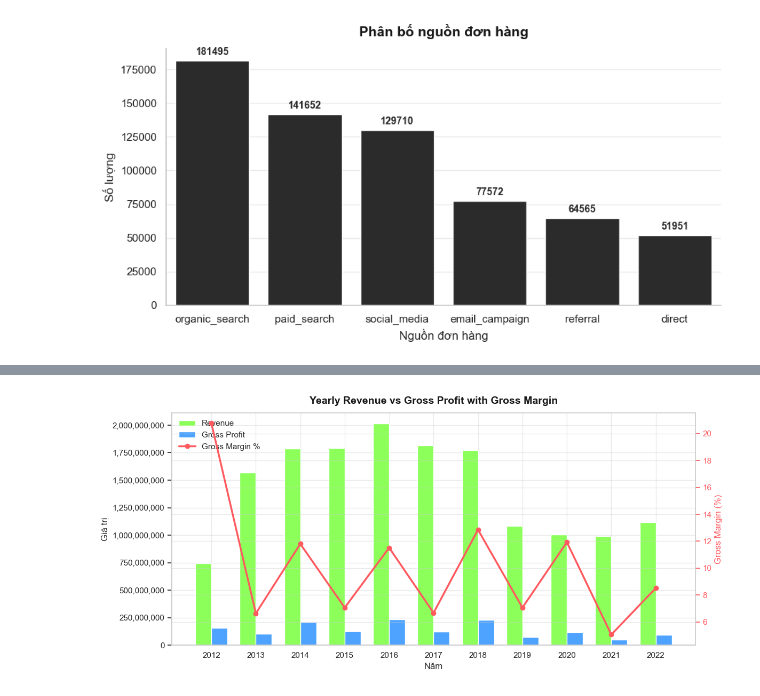
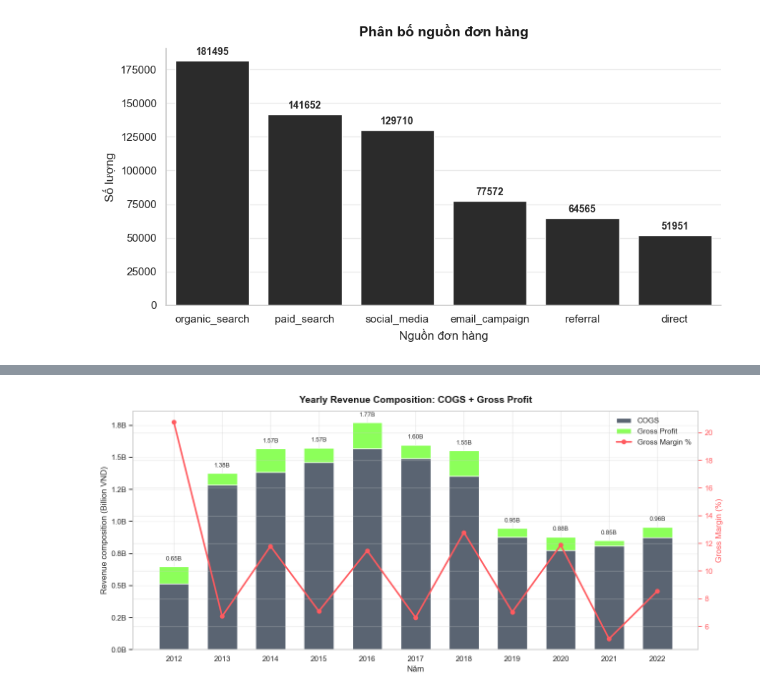
Before and after one commit to nguyen-lam-phuong-thao/datathon-2026-F.E.N.S, a Jupyter notebook: notebooks/Phan_2_EDA.ipynb, the cells around one changed output, grey strips where cells are left out. Cells and saved outputs as stored; diff of their text form; code cells hidden in the pictures.

```diff
--- a/notebooks/Phan_2_EDA.ipynb
+++ b/notebooks/Phan_2_EDA.ipynb
@@ -577,72 +1140,68 @@ Biểu đồ này đối chiếu Revenue, Gross Profit và Gross Margin ở cấ
 # %%
 year_positions = np.arange(len(yearly_business))
-bar_width = 0.36
 
-fig, ax1 = plt.subplots(figsize=(12, 5.5))
+fig, ax1 = plt.subplots(figsize=(13, 6))
 ax1.bar(
-    year_positions - bar_width / 2,
-    yearly_business["revenue"],
-    width=bar_width,
-    color=PALETTE["green"],
-    label="Revenue",
+    year_positions,
+    yearly_business['cogs'],
+    color=PALETTE['base_bar'],
+    width=0.62,
+    label='COGS',
 )
 ax1.bar(
-    year_positions + bar_width / 2,
-    yearly_business["gross_profit"],
-    width=bar_width,
-    color=PALETTE["info_blue"],
-    label="Gross Profit",
+    year_positions,
+    yearly_business['gross_profit'],
+    bottom=yearly_business['cogs'],
+    color=PALETTE['green'],
+    width=0.62,
+    label='Gross Profit',
 )
-clean_axis(ax1, xlabel="Năm", ylabel="Giá trị", title="Yearly Revenue vs Gross Profit with Gross Margin")
-ax1.yaxis.set_major_formatter(mticker.StrMethodFormatter("{x:,.0f}"))
+
+clean_axis(ax1, xlabel='Năm', ylabel='Revenue composition (Billion VND)', title='Yearly Revenue Composition: COGS + Gross Profit')
+ax1.yaxis.set_major_formatter(mticker.FuncFormatter(axis_billions))
 ax1.set_xticks(year_positions)
-ax1.set_xticklabels(yearly_business["year"].astype(int).astype(str))
+ax1.set_xticklabels(yearly_business['year'].astype(int).astype(str))
+ax1.grid(axis='y', alpha=0.25)
+
+for idx, row in yearly_business.iterrows():
+    ax1.text(
+        idx,
+        row['revenue'] + yearly_business['revenue'].max() * 0.02,
+        format_billions(row['revenue']),
+        ha='center',
+        va='bottom',
+        fontsize=9,
+        color=PALETTE['dark_gray'],
+    )
 
 ax2 = ax1.twinx()
 ax2.plot(
     year_positions,
-    yearly_business["gross_margin"] * 100,
-    color=PALETTE["risk_red"],
-    linewidth=2.5,
-    marker="o",
-    label="Gross Margin %",
+    yearly_business['gross_margin'] * 100,
+    color=PALETTE['risk_red'],
+    linewidth=2.4,
+    marker='o',
+    label='Gross Margin %',
 )
-ax2.set_ylabel("Gross Margin (%)", color=PALETTE["risk_red"])
-ax2.tick_params(axis="y", colors=PALETTE["risk_red"])
+ax2.set_ylabel('Gross Margin (%)', color=PALETTE['risk_red'])
+ax2.tick_params(axis='y', colors=PALETTE['risk_red'])
 
 handles1, labels1 = ax1.get_legend_handles_labels()
 handles2, labels2 = ax2.get_legend_handles_labels()
-ax1.legend(handles1 + handles2, labels1 + labels2, frameon=False, loc="upper left")
+ax1.legend(handles1 + handles2, labels1 + labels2, frameon=False, loc='upper right')
 plt.tight_layout()
 plt.show()
 
-best_year_revenue = yearly_business.loc[yearly_business["revenue"].idxmax()]
-best_year_gp = yearly_business.loc[yearly_business["gross_profit"].idxmax()]
-lowest_year_margin = yearly_business.loc[yearly_business["gross_margin"].idxmin()]
-best_yoy_growth = yearly_business.dropna(subset=["yoy_revenue_growth"]).loc[
-    yearly_business.dropna(subset=["yoy_revenue_growth"])["yoy_revenue_growth"].idxmax()
+best_year_revenue = yearly_business.loc[yearly_business['revenue'].idxmax()]
+best_year_gp = yearly_business.loc[yearly_business['gross_profit'].idxmax()]
+lowest_year_margin = yearly_business.loc[yearly_business['gross_margin'].idxmin()]
+best_yoy_growth = yearly_business.dropna(subset=['yoy_revenue_growth']).loc[
+    yearly_business.dropna(subset=['yoy_revenue_growth'])['yoy_revenue_growth'].idxmax()
 ]
-revenue_up_margin_down = yearly_business.loc[
-    (yearly_business["yoy_revenue_growth"] > 0) & (yearly_business["margin_change"] < 0),
-    ["year", "revenue", "gross_margin", "yoy_revenue_growth", "margin_change"],
-].copy()
 
-print("Năm revenue cao nhất:", int(best_year_revenue["year"]), "-", format_currency(best_year_revenue["revenue"]))
-print("Năm gross profit cao nhất:", int(best_year_gp["year"]), "-", format_currency(best_year_gp["gross_profit"]))
-print("Năm gross margin thấp nhất:", int(lowest_year_margin["year"]), "-", format_pct(lowest_year_margin["gross_margin"]))
-print("Năm có YoY revenue growth cao nhất:", int(best_yoy_growth["year"]), "-", format_pct(best_yoy_growth["yoy_revenue_growth"]))
-
-if revenue_up_margin_down.empty:
-    print("Không có năm nào revenue tăng nhưng gross margin giảm.")
-else:
-    print("Các năm revenue tăng nhưng gross margin giảm:")
-    display(
-        revenue_up_margin_down.assign(
-            revenue=revenue_up_margin_down["revenue"].map(format_currency),
-            gross_margin=revenue_up_margin_down["gross_margin"].map(format_pct),
-            yoy_revenue_growth=revenue_up_margin_down["yoy_revenue_growth"].map(format_pct),
-            margin_change=revenue_up_margin_down["margin_change"].map(format_pct),
-        )
-    )
+print('Năm revenue cao nhất:', int(best_year_revenue['year']), '-', format_currency(best_year_revenue['revenue']))
+print('Năm gross profit cao nhất:', int(best_year_gp['year']), '-', format_currency(best_year_gp['gross_profit']))
+print('Năm gross margin thấp nhất:', int(lowest_year_margin['year']), '-', format_pct(lowest_year_margin['gross_margin']))
+print('Năm có YoY revenue growth cao nhất:', int(best_yoy_growth['year']), '-', format_pct(best_yoy_growth['yoy_revenue_growth']))
 # %% [output]
-[figure, old version]
+[figure, new version]
```
Also changed, not shown: parts of 46 cells of this notebook, 1 other file.
